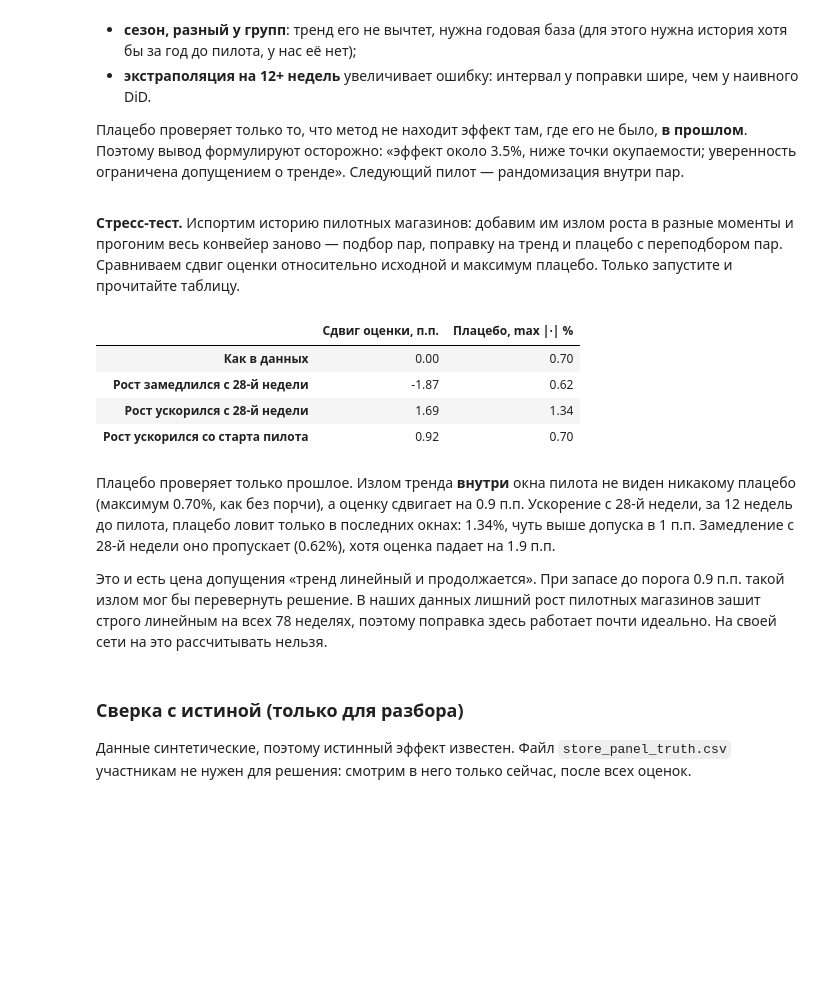
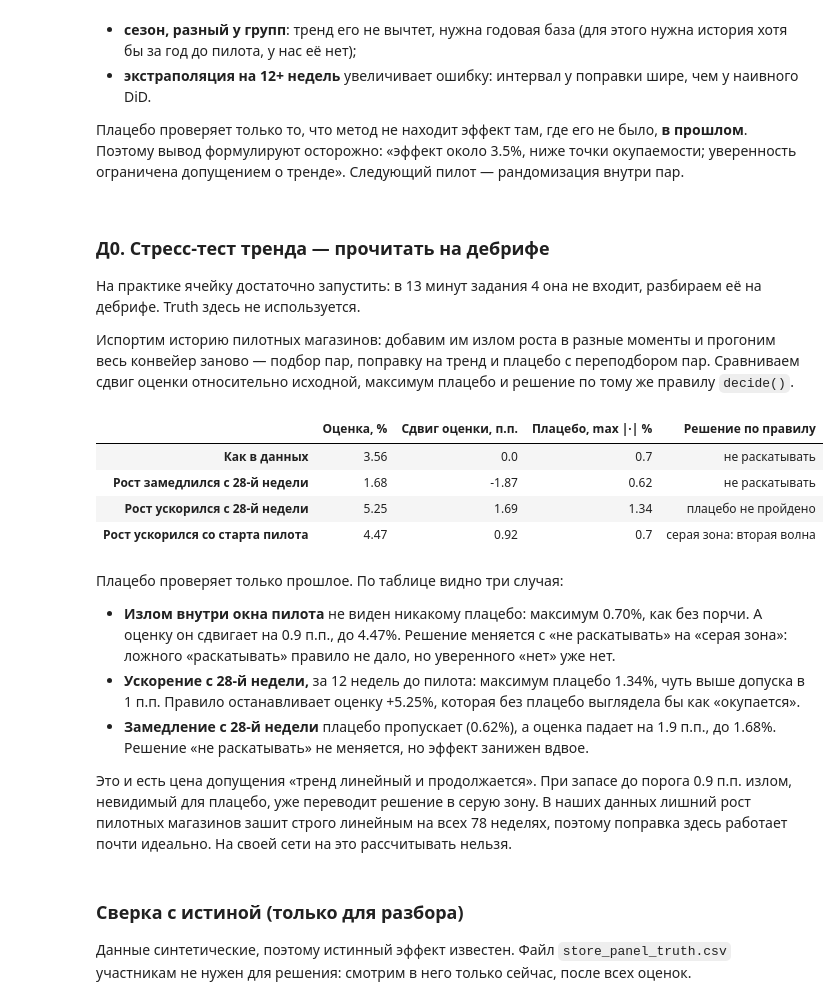
Before and after one commit to Alberelloo/AITH-2026-Hypothesis-Testing-Workshop, a Jupyter notebook: 05. Нестандартные дизайны/practice.ipynb, the cells around one changed output. Cells and saved outputs as stored; diff of their text form; code cells hidden in the pictures; folded sections open; blank space fills up the shorter version.

```diff
--- a/05. Нестандартные дизайны/practice.ipynb
+++ b/05. Нестандартные дизайны/practice.ipynb
@@ -538,42 +539,53 @@ summary
 
 </details>
 # %% [markdown]
-**Стресс-тест.** Испортим историю пилотных магазинов: добавим им излом роста в разные моменты и прогоним весь конвейер заново — подбор пар, поправку на тренд и плацебо с переподбором пар. Сравниваем сдвиг оценки относительно исходной и максимум плацебо. Только запустите и прочитайте таблицу.
+### Д0. Стресс-тест тренда — прочитать на дебрифе
+
+На практике ячейку достаточно запустить: в 13 минут задания 4 она не входит, разбираем её на дебрифе. Truth здесь не используется.
+
+Испортим историю пилотных магазинов: добавим им излом роста в разные моменты и прогоним весь конвейер заново — подбор пар, поправку на тренд и плацебо с переподбором пар. Сравниваем сдвиг оценки относительно исходной, максимум плацебо и решение по тому же правилу `decide()`.
 # %%
 # Стресс-тест: портим историю пилотных магазинов и смотрим, заметит ли плацебо
 def bend(matrix: np.ndarray, start: int, extra_slope: float) -> np.ndarray:
     # С недели start пилотные магазины растут на extra_slope в неделю быстрее (или медленнее)
     bent = matrix.copy()
     bent[:, pilot_idx] += (extra_slope * np.clip(np.arange(len(matrix)) - start, 0, None))[:, None]
     return bent
 
 
 def full_pipeline(matrix: np.ndarray) -> dict:
     pairs_for = lambda t: match_controls(matrix[t - PRE:t].mean(axis=0), pilot_idx, rest_idx, groups)
     est = pair_trend_did(matrix, pilot_idx, pairs_for(T0), T0)
-    pl = [pair_trend_did(matrix, pilot_idx, pairs_for(t), t)['effect'] for t in PLACEBO_T0]
-    return {'Сдвиг оценки, п.п.': round(100 * (np.expm1(est['effect']) - np.expm1(trend['effect'])), 2),
-            'Плацебо, max |·| %': round(100 * max(abs(np.expm1(v)) for v in pl), 2)}
+    pl = {t: pair_trend_did(matrix, pilot_idx, pairs_for(t), t) for t in PLACEBO_T0}
+    return {'Оценка, %': round(100 * np.expm1(est['effect']), 2),
+            'Сдвиг оценки, п.п.': round(100 * (np.expm1(est['effect']) - np.expm1(trend['effect'])), 2),
+            'Плацебо, max |·| %': round(100 * max(abs(np.expm1(v['effect'])) for v in pl.values()), 2),
+            'Решение по правилу': decide(est, pl)}
 
 
 scenarios = {'Как в данных': (0, 0.0),
              'Рост замедлился с 28-й недели': (28, -0.0016),
              'Рост ускорился с 28-й недели': (28, +0.0016),
              'Рост ускорился со старта пилота': (T0, +0.0016)}
 stress = pd.DataFrame({name: full_pipeline(bend(Y, *args)) for name, args in scenarios.items()}).T
 assert stress.loc['Рост ускорился со старта пилота', 'Плацебо, max |·| %'] < 1, 'Излом в окне пилота плацебо не видит'
 assert stress.loc['Рост ускорился со старта пилота', 'Сдвиг оценки, п.п.'] > 0.5, '...а оценку он сдвигает'
+assert stress.loc['Как в данных', 'Решение по правилу'] == 'не раскатывать'
 stress
 # %% [output]
-|  | Сдвиг оценки, п.п. | Плацебо, max |·| % |
-| Как в данных | 0.00 | 0.70 |
-| Рост замедлился с 28-й недели | -1.87 | 0.62 |
-| Рост ускорился с 28-й недели | 1.69 | 1.34 |
-| Рост ускорился со старта пилота | 0.92 | 0.70 |
+|  | Оценка, % | Сдвиг оценки, п.п. | Плацебо, max |·| % | Решение по правилу |
+| Как в данных | 3.56 | 0.0 | 0.7 | не раскатывать |
+| Рост замедлился с 28-й недели | 1.68 | -1.87 | 0.62 | не раскатывать |
+| Рост ускорился с 28-й недели | 5.25 | 1.69 | 1.34 | плацебо не пройдено |
+| Рост ускорился со старта пилота | 4.47 | 0.92 | 0.7 | серая зона: вторая волна |
 # %% [markdown]
-Плацебо проверяет только прошлое. Излом тренда **внутри** окна пилота не виден никакому плацебо (максимум 0.70%, как без порчи), а оценку сдвигает на 0.9 п.п. Ускорение с 28-й недели, за 12 недель до пилота, плацебо ловит только в последних окнах: 1.34%, чуть выше допуска в 1 п.п. Замедление с 28-й недели оно пропускает (0.62%), хотя оценка падает на 1.9 п.п.
+Плацебо проверяет только прошлое. По таблице видно три случая:
 
-Это и есть цена допущения «тренд линейный и продолжается». При запасе до порога 0.9 п.п. такой излом мог бы перевернуть решение. В наших данных лишний рост пилотных магазинов зашит строго линейным на всех 78 неделях, поэтому поправка здесь работает почти идеально. На своей сети на это рассчитывать нельзя.
+* **Излом внутри окна пилота** не виден никакому плацебо: максимум 0.70%, как без порчи. А оценку он сдвигает на 0.9 п.п., до 4.47%. Решение меняется с «не раскатывать» на «серая зона»: ложного «раскатывать» правило не дало, но уверенного «нет» уже нет.
+* **Ускорение с 28-й недели,** за 12 недель до пилота: максимум плацебо 1.34%, чуть выше допуска в 1 п.п. Правило останавливает оценку +5.25%, которая без плацебо выглядела бы как «окупается».
+* **Замедление с 28-й недели** плацебо пропускает (0.62%), а оценка падает на 1.9 п.п., до 1.68%. Решение «не раскатывать» не меняется, но эффект занижен вдвое.
+
+Это и есть цена допущения «тренд линейный и продолжается». При запасе до порога 0.9 п.п. излом, невидимый для плацебо, уже переводит решение в серую зону. В наших данных лишний рост пилотных магазинов зашит строго линейным на всех 78 неделях, поэтому поправка здесь работает почти идеально. На своей сети на это рассчитывать нельзя.
 # %% [markdown]
 ### Сверка с истиной (только для разбора)
 
```
Also changed, not shown: parts of 5 cells of this notebook, 1 other file.
